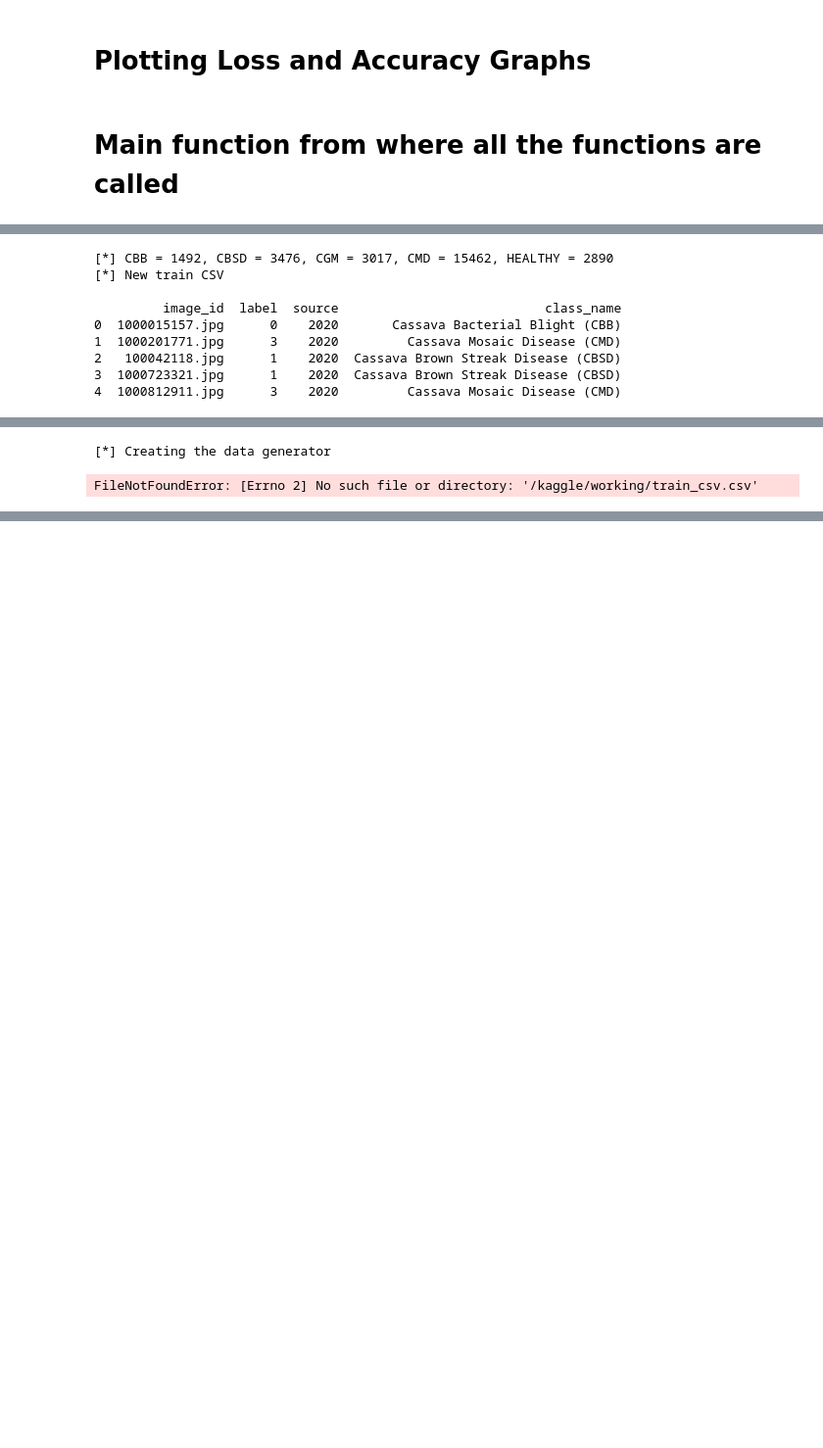
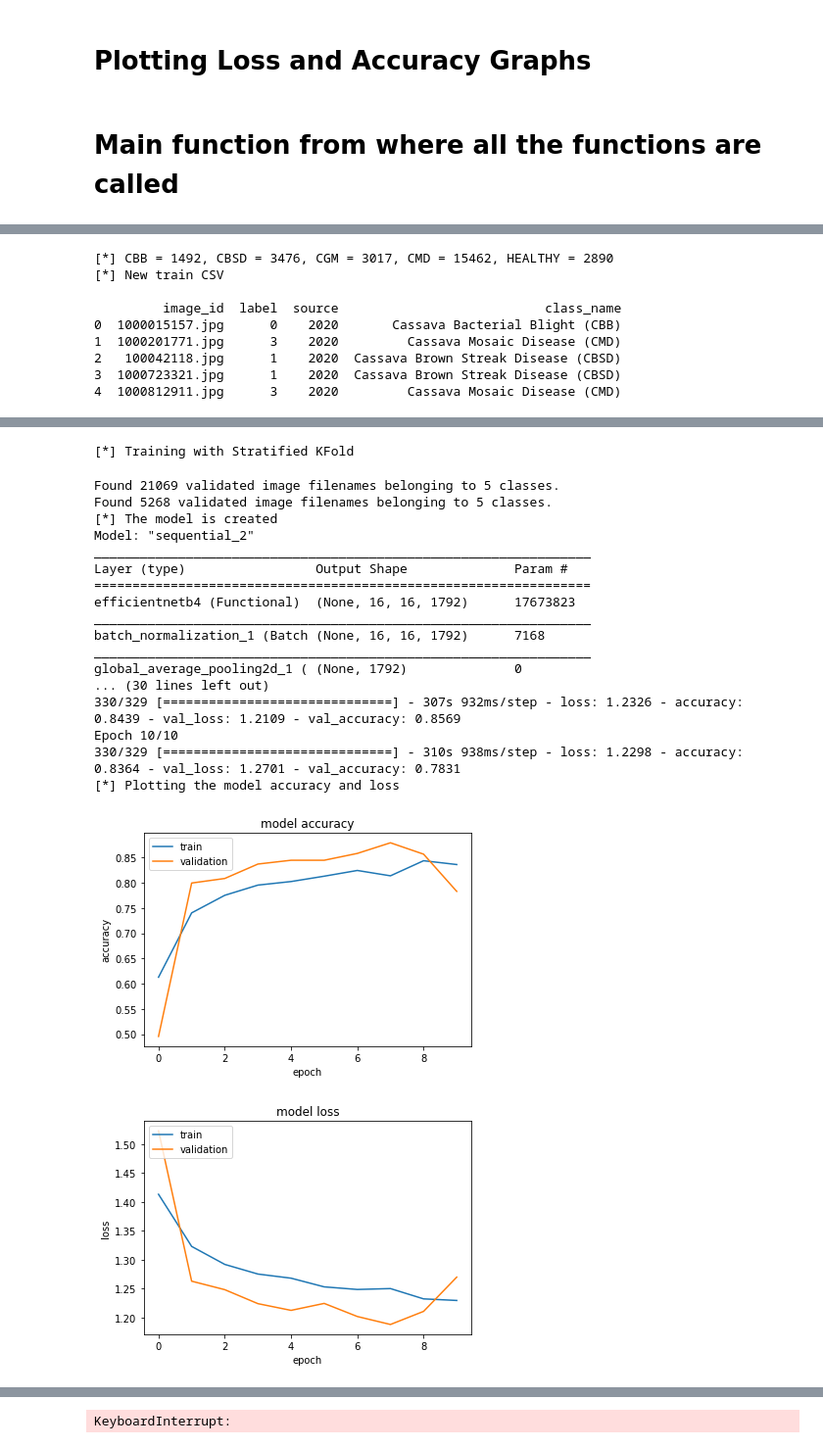
Before and after one commit to bhowmickarka/Cassava_Leaf_Disease_Classification, a Jupyter notebook: ab-cassava-leaf-disease-classification.ipynb, the cells around one changed output, grey strips where cells are left out. Shown at 98% size. Saved outputs shown, nothing was run; the diff lists cells and outputs as text; code cells hidden in the pictures; blank space fills up the shorter version.

Commit message:
AB updated from Stratified KFold

```diff
--- a/ab-cassava-leaf-disease-classification.ipynb
+++ b/ab-cassava-leaf-disease-classification.ipynb
@@ -270,9 +270,9 @@ def creating_the_model(model_name, classes, LEARNING_RATE, IMG_Size):
         #layer.trainable = False
 
     loss = tf.keras.losses.CategoricalCrossentropy(from_logits = False,
-                                                   label_smoothing=0.001,
+                                                   label_smoothing=0.4,
                                                    name='categorical_crossentropy')
-    model.compile(optimizer = tf.keras.optimizers.SGD(learning_rate=0.01, momentum=0.9),
+    model.compile(optimizer = tf.keras.optimizers.Adam(learning_rate=0.0001),
                         loss = loss,
                         metrics = ['accuracy'])
 
@@ -347,17 +347,17 @@ def plotting_the_graphs(history):
 # %%
 if __name__ == "__main__":
     #boolean variable to check whether to use sratified k fold or not
-    if_stratified_kold = False # check to see if we want to use Cross Validation
+    if_stratified_kold = True # check to see if we want to use Cross Validation
     perform_oversampling = False # check to see if we want to perform oversampling or undersampling
     use_merged_data = True # check to see if we want to use (2019 + 2020) data
-    load_model = True
+    load_model = False
 
     # name of the model to use
-    model_name = "InceptionResNet"  # Either use "Enet" : EfficientNetB4 or use "InceptionResNet" : InceptionResNetV2
+    model_name = "ENet"  # Either use "ENet" : EfficientNetB4 or use "InceptionResNet" : InceptionResNetV2
     #######################################################
 
     # some general parameters
-    EPOCH = 1 #number of epochs
+    EPOCH = 10 #number of epochs
     batch_size = 8 #batch size
     Image_Size = 512 #Size of image
     classes = 5 #target classes
@@ -417,7 +417,7 @@ if __name__ == "__main__":
         creating_data_generator = True
         if creating_data_generator:
             print("[*] Creating the data generator")
-            train_csv = pd.read_csv("/kaggle/working/train_csv.csv")
+            #train_csv = pd.read_csv("/kaggle/working/train_csv.csv")
             train_csv['label'] = train_csv.label.astype('str')
             y_cols = train_csv.columns.to_list()[1:]
             print("[*] Y_COLS : {}".format(type(y_cols)))
@@ -436,7 +436,7 @@ if __name__ == "__main__":
         if load_model == False:
             cassava_model = creating_the_model(model_name, classes, LEARNING_RATE, Image_Size)
         else:
-            cassava_model = tf.keras.models.load_model("../input/cassava-model/cassava_model.h5")
+            cassava_model = tf.keras.models.load_model("../input/cassav-model/cassava_model.h5")
         print("[*] The model is created")
         cassava_model.summary()
         tf.keras.utils.plot_model(cassava_model)
@@ -499,12 +499,10 @@ if __name__ == "__main__":
     else:
         print ("[*] Training with Stratified KFold")
         # implementing if "if_stratified_k_fold" is  True
-        if perform_oversampling == True:
-            train_csv = pd.read_csv("/kaggle/working/train_csv.csv")
-        else:
-            train_csv = train_csv_original
+
         train_csv['label'] = train_csv.label.astype('str')
         Y = train_csv['label']
+        fold_num = 0 # counter for fold number
         for train_index, val_index in skf.split(np.zeros(len(Y)),Y):
             # creating training and validation data using folds
             training_data = train_csv.iloc[train_index]
@@ -513,7 +511,7 @@ if __name__ == "__main__":
             train_generator, validation_generator = creating_data_generators_with_kFoldCV(training_data, image_path, validation_data, Image_Size, batch_size)
 
             ####### creating the model
-            cassava_model = creating_the_model(classes, LEARNING_RATE, Image_Size)
+            cassava_model = creating_the_model(model_name, classes, LEARNING_RATE, Image_Size)
             print("[*] The model is created")
             cassava_model.summary()
             tf.keras.utils.plot_model(cassava_model)
@@ -527,34 +525,53 @@ if __name__ == "__main__":
             print("[*] The _model_checkpoint_callback save_path is created")
 
             ###### creating a callback checkpoint
-            checkpoint_path = "/kaggle/working/model_checkpoint/cassava_model.h5"
+            checkpoint_path = "/kaggle/working/model_checkpoint/cassava_model_{}.h5".format(fold_num)
             _model_checkpoint_callback = cassava_callback(checkpoint_path)
 
             ## controlling learning rate parameters
             FACTOR = 0.1
             PATIENCE = 5
             #_reduce_learning_rate = reduce_learning_rate(FACTOR, PATIENCE)
             _lr_scheduler = leraning_rate_scheduler()
 
             ###### training the model
-            print("[*] Training the model with generator")
+            print("[*] Training the model for fold : {}".format(fold_num))
             history = training_the_model_with_generator(cassava_model, train_generator, validation_generator, _model_checkpoint_callback, _lr_scheduler, batch_size, LEARNING_RATE, EPOCH)
 
 
             ###### plotting the accuracy graphs
             print("[*] Plotting the model accuracy and loss")
             plotting_the_graphs(history)
+            fold_num = fold_num + 1
 # %% [output]
 [figure]
 [*] CBB = 1492, CBSD = 3476, CGM = 3017, CMD = 15462, HEALTHY = 2890
 [*] New train CSV
 
          image_id  label  source                           class_name
 0  1000015157.jpg      0    2020       Cassava Bacterial Blight (CBB)
 1  1000201771.jpg      3    2020         Cassava Mosaic Disease (CMD)
 2   100042118.jpg      1    2020  Cassava Brown Streak Disease (CBSD)
 3  1000723321.jpg      1    2020  Cassava Brown Streak Disease (CBSD)
 4  1000812911.jpg      3    2020         Cassava Mosaic Disease (CMD)
 [figure]
-[*] Creating the data generator
+[*] Training with Stratified KFold
-FileNotFoundError: [Errno 2] No such file or directory: '/kaggle/working/train_csv.csv'
+Found 21069 validated image filenames belonging to 5 classes.
+Found 5268 validated image filenames belonging to 5 classes.
+[*] The model is created
+Model: "sequential_2"
+_________________________________________________________________
+Layer (type)                 Output Shape              Param #
+=================================================================
+efficientnetb4 (Functional)  (None, 16, 16, 1792)      17673823
+_________________________________________________________________
+batch_normalization_1 (Batch (None, 16, 16, 1792)      7168
+_________________________________________________________________
+global_average_pooling2d_1 ( (None, 1792)              0
+... (30 lines left out)
+330/329 [==============================] - 307s 932ms/step - loss: 1.2326 - accuracy: 0.8439 - val_loss: 1.2109 - val_accuracy: 0.8569
+Epoch 10/10
+330/329 [==============================] - 310s 938ms/step - loss: 1.2298 - accuracy: 0.8364 - val_loss: 1.2701 - val_accuracy: 0.7831
+[*] Plotting the model accuracy and loss
+[figure, added]
+[figure, added]
@@ -560,0 +595 @@ FileNotFoundError: [Errno 2] No such file or directory: '/kaggle/working/train_c
+KeyboardInterrupt:
```
Also changed, not shown: parts of 1 cell of this notebook.
